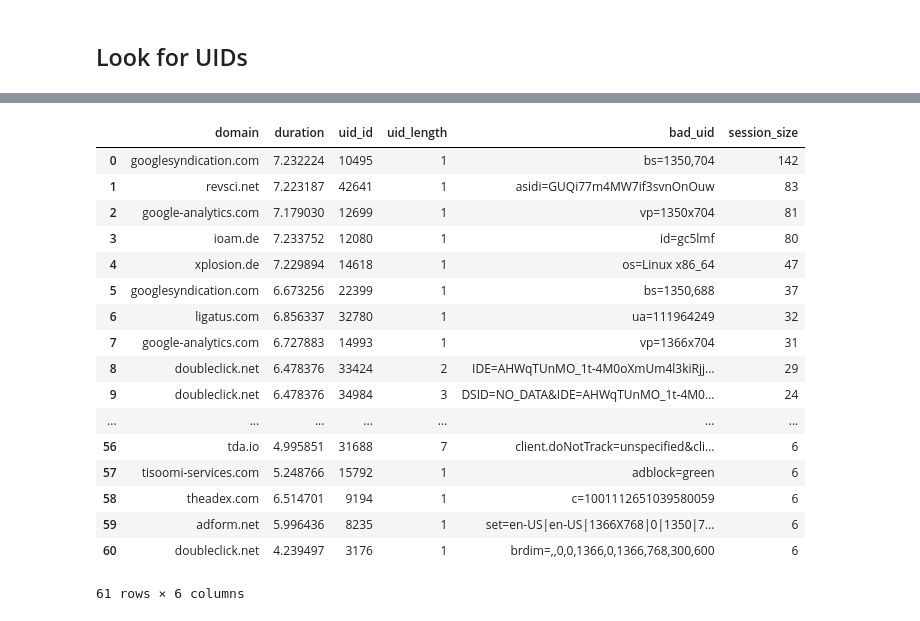
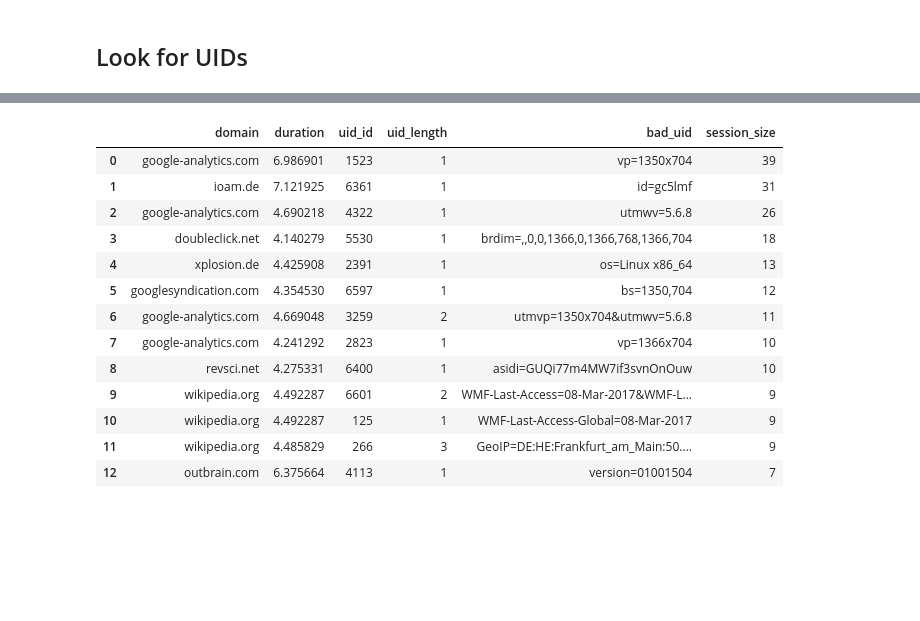
Before and after one commit to sammacbeth/tracking_measurement, a Jupyter notebook: Tracking Protection comparison.ipynb, the cells around one changed output, grey strips where cells are left out. Saved outputs shown, nothing was run; the diff lists cells and outputs as text; code cells hidden in the pictures; blank space fills up the shorter version.

```diff
--- a/Tracking Protection comparison.ipynb
+++ b/Tracking Protection comparison.ipynb
@@ -7,7 +7,7 @@ Populating the interactive namespace from numpy and matplotlib
 # %% [markdown]
 ## Load crawl db
 # %%
-openwpm_log_dir = '/Users/sammacbeth/data/openwpm/openwpm_crawl_20170224/'
+openwpm_log_dir = '/Users/sammacbeth/data/openwpm/crawl_20170309/'
 crawldb = openwpm.load_crawl_db(openwpm_log_dir)
 crawls = {}
 for cid, params in openwpm.get_crawls(crawldb):
@@ -186,22 +207,18 @@ uid_rankings = {cid: get_reduced_tracking_list(cid) for cid in crawl_ids}
 # %%
 uid_rankings[2].where('session_size > 5')\
-    .select('domain', 'duration', 'uid_id', 'uid_length', 'bad_uid', 'session_size').toPandas()
+    .select('domain', 'duration', 'uid_id', 'uid_length', 'bad_uid', 'session_size').toPandas()[:20]
 # %% [output]
 |  | domain | duration | uid_id | uid_length | bad_uid | session_size |
-| 0 | googlesyndication.com | 7.232224 | 10495 | 1 | bs=1350,704 | 142 |
-| 1 | revsci.net | 7.223187 | 42641 | 1 | asidi=GUQi77m4MW7if3svnOnOuw | 83 |
-| 2 | google-analytics.com | 7.179030 | 12699 | 1 | vp=1350x704 | 81 |
-| 3 | ioam.de | 7.233752 | 12080 | 1 | id=gc5lmf | 80 |
-| 4 | xplosion.de | 7.229894 | 14618 | 1 | os=Linux x86_64 | 47 |
-| 5 | googlesyndication.com | 6.673256 | 22399 | 1 | bs=1350,688 | 37 |
-| 6 | ligatus.com | 6.856337 | 32780 | 1 | ua=111964249 | 32 |
-| 7 | google-analytics.com | 6.727883 | 14993 | 1 | vp=1366x704 | 31 |
-| 8 | doubleclick.net | 6.478376 | 33424 | 2 | IDE=AHWqTUnMO_1t-4M0oXmUm4l3kiRjj... | 29 |
-| 9 | doubleclick.net | 6.478376 | 34984 | 3 | DSID=NO_DATA&IDE=AHWqTUnMO_1t-4M0... | 24 |
-| ... | ... | ... | ... | ... | ... | ... |
-| 56 | tda.io | 4.995851 | 31688 | 7 | client.doNotTrack=unspecified&cli... | 6 |
-| 57 | tisoomi-services.com | 5.248766 | 15792 | 1 | adblock=green | 6 |
-| 58 | theadex.com | 6.514701 | 9194 | 1 | c=1001112651039580059 | 6 |
-| 59 | adform.net | 5.996436 | 8235 | 1 | set=en-US|en-US|1366X768|0|1350|7... | 6 |
-| 60 | doubleclick.net | 4.239497 | 3176 | 1 | brdim=,,0,0,1366,0,1366,768,300,600 | 6 |
+| 0 | google-analytics.com | 6.986901 | 1523 | 1 | vp=1350x704 | 39 |
+| 1 | ioam.de | 7.121925 | 6361 | 1 | id=gc5lmf | 31 |
+| 2 | google-analytics.com | 4.690218 | 4322 | 1 | utmwv=5.6.8 | 26 |
+| 3 | doubleclick.net | 4.140279 | 5530 | 1 | brdim=,,0,0,1366,0,1366,768,1366,704 | 18 |
+| 4 | xplosion.de | 4.425908 | 2391 | 1 | os=Linux x86_64 | 13 |
+| 5 | googlesyndication.com | 4.354530 | 6597 | 1 | bs=1350,704 | 12 |
+| 6 | google-analytics.com | 4.669048 | 3259 | 2 | utmvp=1350x704&utmwv=5.6.8 | 11 |
+| 7 | google-analytics.com | 4.241292 | 2823 | 1 | vp=1366x704 | 10 |
+| 8 | revsci.net | 4.275331 | 6400 | 1 | asidi=GUQi77m4MW7if3svnOnOuw | 10 |
+| 9 | wikipedia.org | 4.492287 | 6601 | 2 | WMF-Last-Access=08-Mar-2017&WMF-L... | 9 |
+| 10 | wikipedia.org | 4.492287 | 125 | 1 | WMF-Last-Access-Global=08-Mar-2017 | 9 |
+| 11 | wikipedia.org | 4.485829 | 266 | 3 | GeoIP=DE:HE:Frankfurt_am_Main:50.... | 9 |
+| 12 | outbrain.com | 6.375664 | 4113 | 1 | version=01001504 | 7 |
-61 rows × 6 columns
```
Also changed, not shown: parts of 12 cells of this notebook, 3 other files.
